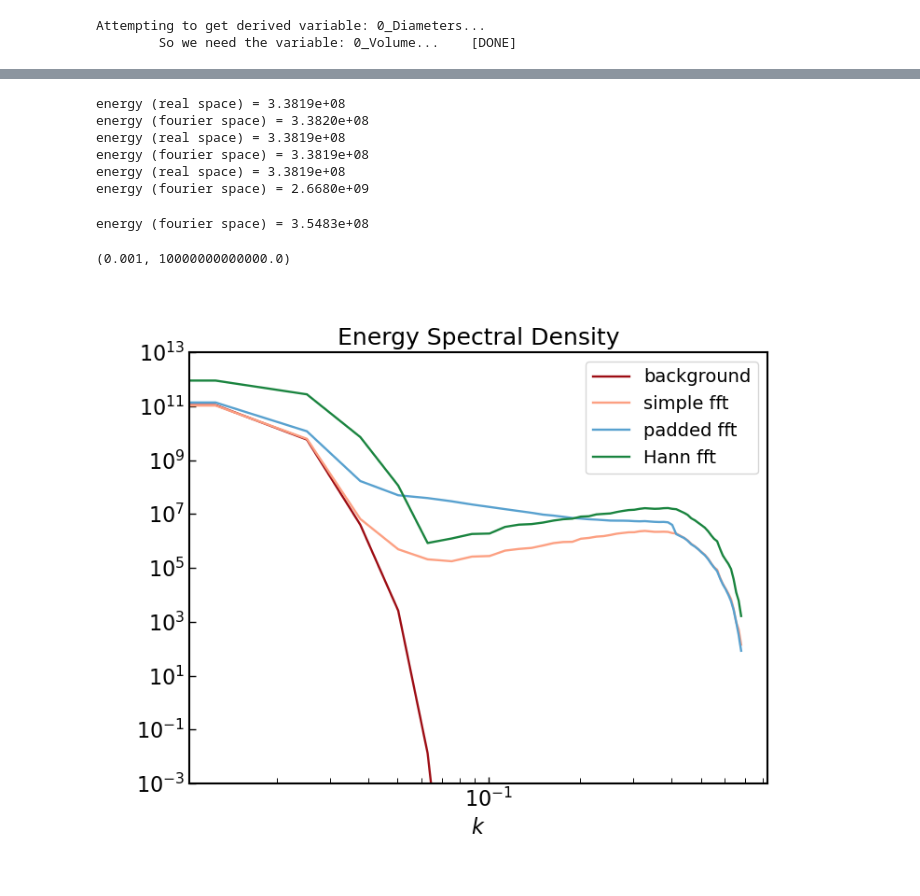
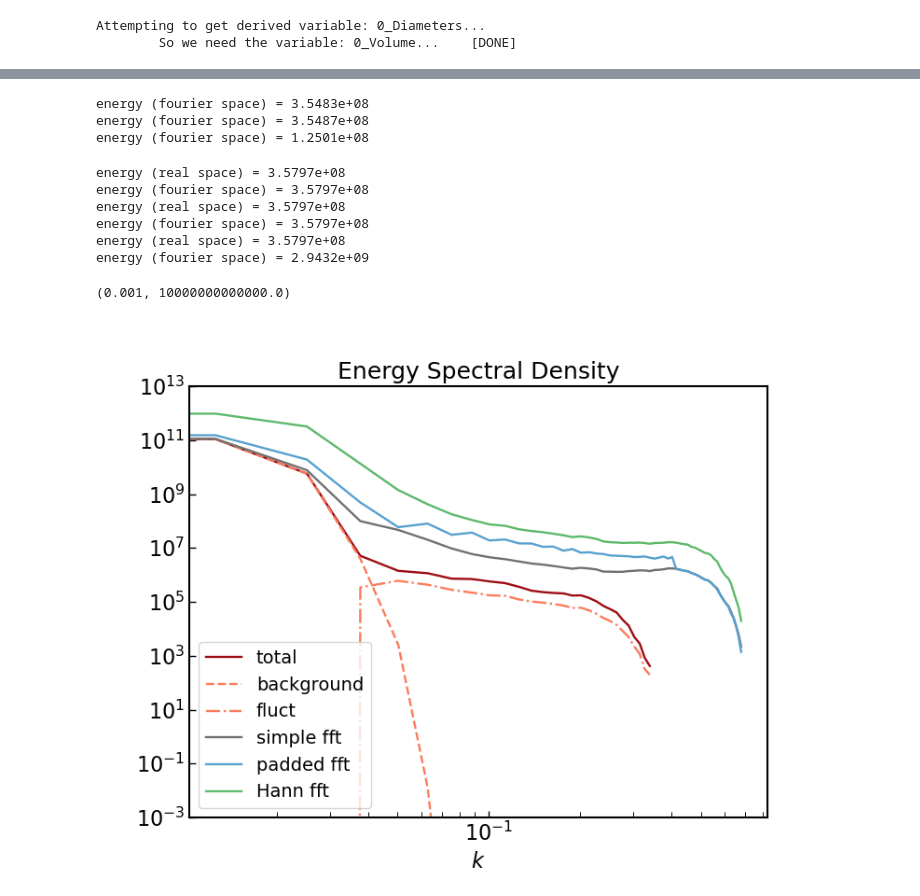
Before and after one commit to LorenzoLMP/turbocluster-public, a Jupyter notebook: examples/power_spectrum/example.ipynb, the cells around one changed output, grey strips where cells are left out. Drawn from its saved outputs; the diff is of its cells as text; code cells hidden in the pictures.

```diff
--- a/examples/power_spectrum/example.ipynb
+++ b/examples/power_spectrum/example.ipynb
@@ -194,4 +230,7 @@ import scipy.ndimage
 amplitudes_rho_tot = scipy.ndimage.convolve(amplitudes_rho_backgr,
                                             amplitudes_rho_fluct,
                                             mode='constant',
-                                            cval=0.0)
+                                            cval=0.0,
+                                           origin=0)
+
+amplitudes_rho_tot /= nfreq_tot
@@ -204,4 +247,6 @@ depo = tc.DepositCartesianGrid(snap, center, widths, npoints=ngrid,
 # %%
 
 ## deposit density to cartesian grid
-density_cartesian = depo.deposit_variable('0_synthetic_rhofield', weight='0_Volume')
+density_total = depo.deposit_variable('0_synthetic_rhofield', weight='0_Volume')
+density_backg = depo.deposit_variable('0_synthetic_backg', weight='0_Volume')
+density_fluct = depo.deposit_variable('0_synthetic_fluct', weight='0_Volume')
@@ -296,23 +378,31 @@ plt.show()
+# %%
+powerspectrrho_backgr, k1d = P1d(amplitudes_rho_backgr, K2, widths)
+powerspectrrho_tot, k1d = P1d(amplitudes_rho_tot, K2, widths)
+powerspectrrho_fluct, k1d = P1d(amplitudes_rho_fluct, K2, widths)
+# %% [output]
+energy (fourier space) = 3.5483e+08
+energy (fourier space) = 3.5487e+08
+energy (fourier space) = 1.2501e+08
 # %%
 ## different usages of power_spectrum1d method
 
 # basic
-powerspectr_basic, k1d_basic, (KX_basic, KY_basic, KZ_basic, hat_var_basic) = depo.power_spectrum1d(density_cartesian)
+powerspectr_basic, k1d_basic, (KX_basic, KY_basic, KZ_basic, hat_var_basic) = depo.power_spectrum1d(density_total)
 
 # with zero-padding
-powerspectr_padded, k1d_padded, (KX_padded, KY_padded, KZ_padded, hat_var_padded) = depo.power_spectrum1d(density_cartesian,
-                                                          npads=6)
+powerspectr_padded, k1d_padded, (KX_padded, KY_padded, KZ_padded, hat_var_padded) = depo.power_spectrum1d(density_total,
+                                                          npads=2)
 
 # with windowing
-powerspectr_hann, k1d_hann, (KX_hann, KY_hann, KZ_hann, hat_var_hann) = depo.power_spectrum1d(density_cartesian,
+powerspectr_hann, k1d_hann, (KX_hann, KY_hann, KZ_hann, hat_var_hann) = depo.power_spectrum1d(density_total,
                                                           window=scipy.signal.windows.hann)
 # %% [output]
-energy (real space) = 3.3819e+08
-energy (fourier space) = 3.3820e+08
-energy (real space) = 3.3819e+08
-energy (fourier space) = 3.3819e+08
-energy (real space) = 3.3819e+08
-energy (fourier space) = 2.6680e+09
+energy (real space) = 3.5797e+08
+energy (fourier space) = 3.5797e+08
+energy (real space) = 3.5797e+08
+energy (fourier space) = 3.5797e+08
+energy (real space) = 3.5797e+08
+energy (fourier space) = 2.9432e+09
 # %%
 
 # let's apply a mask that zeroes out the central sphere of radius 1e2
@@ -320,47 +410,49 @@ energy (fourier space) = 2.6680e+09
 powerspectr_mex, k1d_mex = mhat.compute_spectrum('0_synthetic_rhofield',
                                               mask=None,
                                              weight=None, optimized=False)
-# %%
-powerspectrrho_backgr, k1d = P1d(amplitudes_rho_backgr, K2, widths)
-# %% [output]
-energy (fourier space) = 3.5483e+08
 # %%
 fig, ax = plt.subplots(figsize=(8,6))
 
 tt = np.logspace(np.log10(2e-2), 0, 100)
 
-ax.plot(k1d, powerspectrrho_backgr, ls='-', color=reds[1],
+ax.plot(k1d, powerspectrrho_tot, ls='-', color=reds[1],
+        markerfacecolor='none', label=r'total')
+
+ax.plot(k1d, powerspectrrho_backgr, ls='--', color=reds[5],
         markerfacecolor='none', label=r'background')
 
-ax.plot(k1d_basic.value, powerspectr_basic.value, ls='-', color=reds[6],
+ax.plot(k1d, powerspectrrho_fluct, ls='-.', color=reds[5],
+        markerfacecolor='none', label=r'fluct')
+
+ax.plot(k1d_basic.value, powerspectr_basic.value, ls='-', color=grays[4],
         markerfacecolor='none', markersize=4, label=r'simple fft')
 
 ax.plot(k1d_padded.value, powerspectr_padded.value, ls='-', color=blues[4],
         markerfacecolor='none', markersize=4, label=r'padded fft')
 
-ax.plot(k1d_hann.value, powerspectr_hann.value, ls='-', color=greens[2],
+ax.plot(k1d_hann.value, powerspectr_hann.value, ls='-', color=greens[4],
         markerfacecolor='none', markersize=4, label=r'Hann fft ')
 
 # ax.plot(k1d_mex.value, powerspectr_mex.value, ls='-', color=grays[5],
 #         markerfacecolor='none', markersize=4, label=r'mex-hat')
 
 # ax.plot(tt, 1e10*tt**(-5./3.), ls='-', color='k',lw=1., label=r'$k^{-5/3}$')
 
 ax.set_xlabel('$k$', fontsize=16)
 ax.set_xscale('log')
 ax.set_yscale('log')
 
 ax.legend(loc='best',ncols=1,fontsize=14)
 
 ax.set_title(r'Energy Spectral Density', fontsize=18)
 
 # ax.set_xlim(xmin=1e-2)
 ax.set_ylim(ymin=1e-3,ymax=1e13)
 # ax.set_ylim(ymin=1e-20)
 # ax[1].set_xlim(xmax=30)
 
 # plt.savefig('./../../plots/power-spectra/'+savename+'.pdf',dpi=400)
 # plt.show()
 # %% [output]
 (0.001, 10000000000000.0)
-[figure, old version]
+[figure, new version]
```
Also changed, not shown: parts of 12 cells of this notebook, 3 other files.
